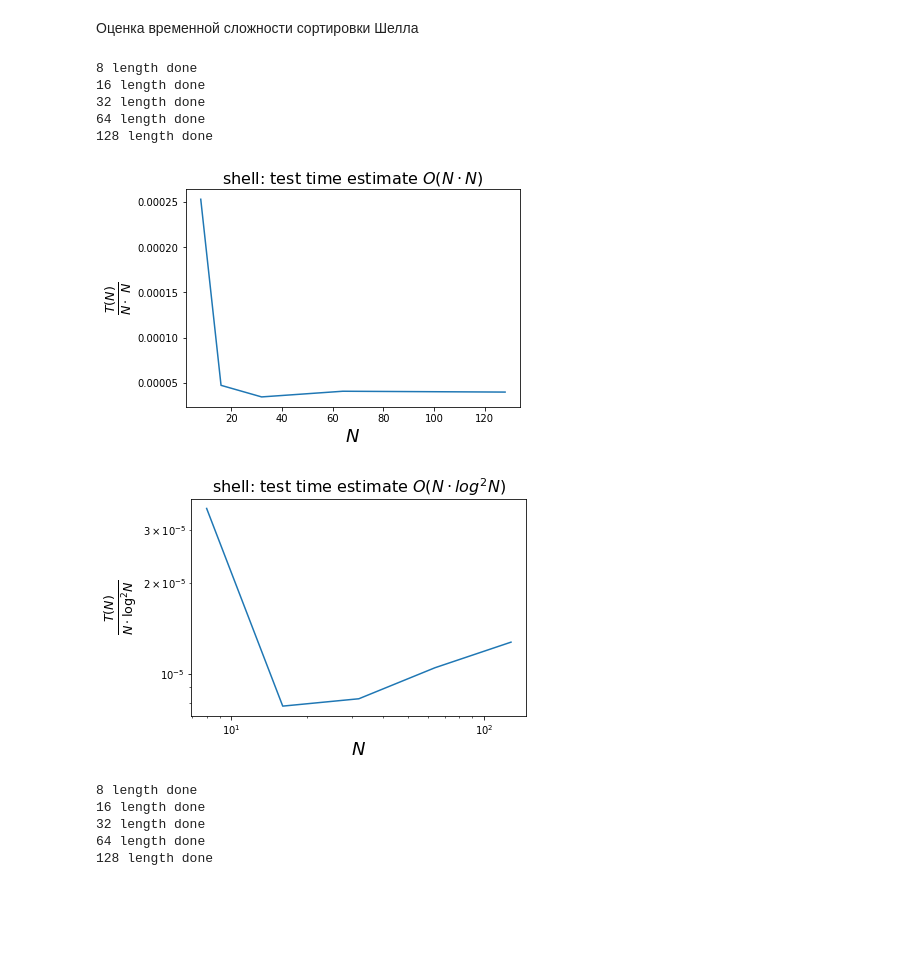
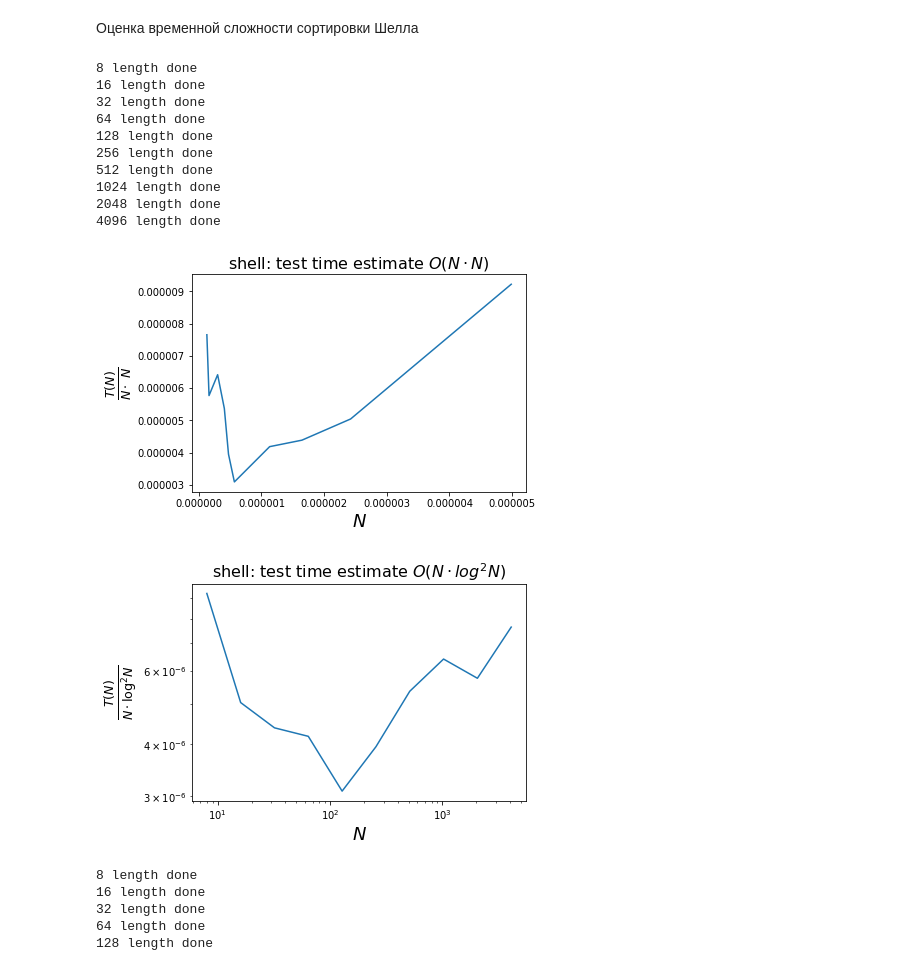
Before and after one commit to mipt-m06-803/lazarenkoLyubov, a Jupyter notebook: hw11.ipynb, the cells around one changed output. Cells and saved outputs as stored; diff of their text form; code cells hidden in the pictures; blank space fills up the shorter version.

```diff
--- a/hw11.ipynb
+++ b/hw11.ipynb
@@ -197,19 +224,19 @@ plt.show()
 # %%
 def shell(L):
     d = int(len(L)//2)
-
     while d > 0:
-        for i in range(len(L)):
-            j = i
-            while j >0 and L[j-d] > L[j]:
-#                 print(L[j])
-#                 print(L[j-d])
-                L[j], L[j-d] = L[j-d], L[j]
-                j -= 1
-                #print(d)
+        for i in range(d):
+            for j in range(i + d, len(L), d):
+                while j >= d and L[j-d] > L[j]:
+    #                 print(L[j])
+    #                 print(L[j-d])
+                    L[j],L[j-d] = L[j - d],L[j]
+                    j = j - d
+                    #print(d)
         d = int(d//2)
 
     return L
-b = input().split()
-print(shell(b))
+
+a = [0, 1, 2, 3, 4, 5, 6, 7, 4, 5, 5, 6, 7, 8, 12, 6, 9]
+print(shell(a))
 # %% [output]
@@ -277,7 +309,7 @@ import math
 import matplotlib.pyplot as plt
 start = 8
 factor = 2
-num_points = 5
+num_points = 10
 num_repeats = 10
 N_min = start
 N_max = start * factor**(num_points - 1)
@@ -293,12 +325,12 @@ random.shuffle(L)
 def shell(L):
     d = int(len(L)//2)
     while d > 0:
-        for i in range(len(L)):
-            j = i
-            while j >0 and L[j-d] > L[j]:
-                L[j], L[j-d] = L[j-d], L[j]
-                j -= 1
-                #print(d)
+        for i in range(d):
+            for j in range(i + d, len(L), d):
+                while j >= d and L[j-d] > L[j]:
+                    L[j],L[j-d] = L[j - d],L[j]
+                    j = j - d
+                    #print(d)
         d = int(d//2)
 
     return L
@@ -317,36 +349,41 @@ while N <= N_max:
         globals=dict(N=N)
     )
     T -= T_copy
     N_list.append(N)
     T_list.append(T)
     n2_list.append(T / (N ** 2))
     nlogn2_list.append(T / (N * math.log(N) ** 2))
     print("{} length done".format(N))
     N *= factor
 
-plt.plot(N_list, nlogn_list)
+plt.plot(n2_list, nlogn2_list)
 plt.xlabel(r"${N}$", fontsize=18)
 plt.ylabel(r"$\frac{T(N)}{N \cdot \ N}$", fontsize=18)
 plt.xscale("linear")
 plt.yscale("linear")
 plt.title('shell: test time estimate $O(N \cdot N)$', fontsize=16)
 plt.show()
 
 plt.plot(N_list, nlogn2_list)
 plt.xlabel(r"${N}$", fontsize=18)
 plt.ylabel(r"$\frac{T(N)}{N \cdot \log^2 N}$", fontsize=18)
 plt.xscale('log')
 plt.yscale('log')
 plt.title('shell: test time estimate $O(N \cdot log ^2 N)$', fontsize=16)
 plt.show()
 # %% [output]
 8 length done
 16 length done
 32 length done
 64 length done
 128 length done
+256 length done
+512 length done
+1024 length done
+2048 length done
+4096 length done
-[figure, old version]
+[figure, new version]
-[figure, old version]
+[figure, new version]
 # %%
 import timeit
 import math
```
Also changed, not shown: parts of 7 cells of this notebook.
